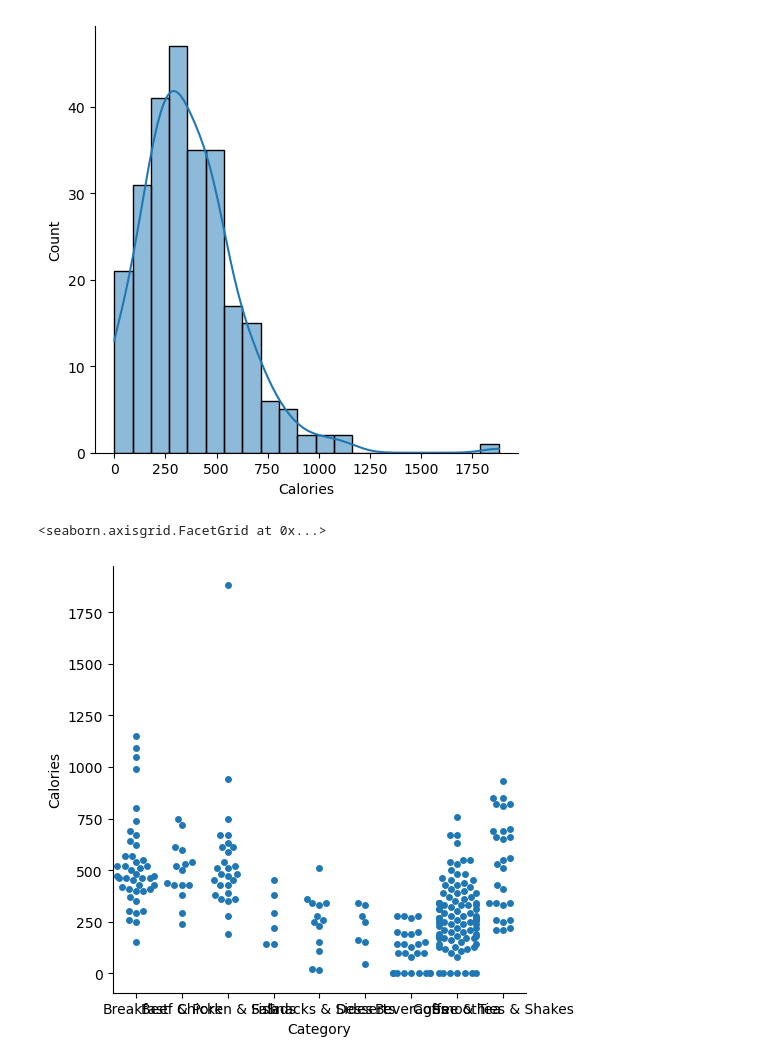
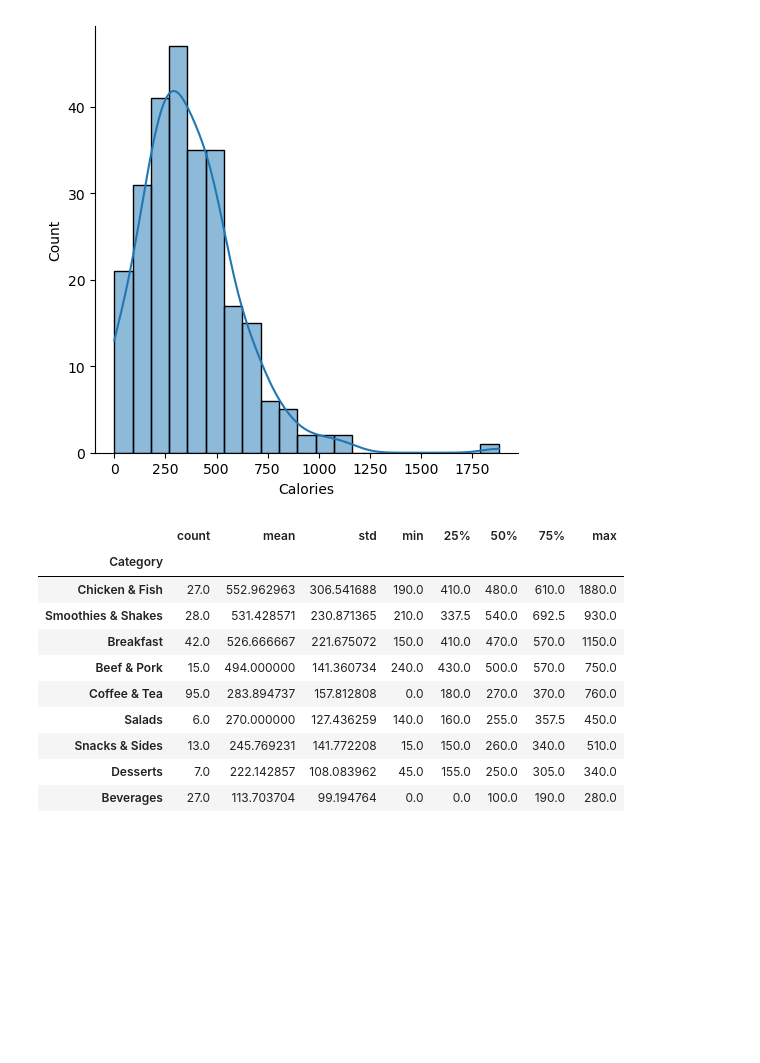
Before and after one commit to eduabichabki/analise-vendas-mcdonalds, a Jupyter notebook: mcdonalds_project.ipynb, the cells around one changed output. Saved outputs shown, nothing was run; the diff lists cells and outputs as text; code cells hidden in the pictures; blank space fills up the shorter version.

```diff
--- a/mcdonalds_project.ipynb
+++ b/mcdonalds_project.ipynb
@@ -47,8 +47,19 @@ sns.displot(data=df, x='Calories', kde=True)
 # %% [output]
 <seaborn.axisgrid.FacetGrid at 0x...>
 [figure]
-# %%
-sns.catplot(data=df, kind="swarm", x="Category", y="Calories")
-# %% [output]
-<seaborn.axisgrid.FacetGrid at 0x...>
-[figure, removed]
+# %%
+df_calorias = df.groupby('Category')['Calories'].describe()
+df_calorias = df_calorias.sort_values(by=['mean'], ascending=False)
+display(df_calorias)
+# %% [output]
+|  | count | mean | std | min | 25% | 50% | 75% | max |
+| Category |  |  |  |  |  |  |  |  |
+| Chicken & Fish | 27.0 | 552.962963 | 306.541688 | 190.0 | 410.0 | 480.0 | 610.0 | 1880.0 |
+| Smoothies & Shakes | 28.0 | 531.428571 | 230.871365 | 210.0 | 337.5 | 540.0 | 692.5 | 930.0 |
+| Breakfast | 42.0 | 526.666667 | 221.675072 | 150.0 | 410.0 | 470.0 | 570.0 | 1150.0 |
+| Beef & Pork | 15.0 | 494.000000 | 141.360734 | 240.0 | 430.0 | 500.0 | 570.0 | 750.0 |
+| Coffee & Tea | 95.0 | 283.894737 | 157.812808 | 0.0 | 180.0 | 270.0 | 370.0 | 760.0 |
+| Salads | 6.0 | 270.000000 | 127.436259 | 140.0 | 160.0 | 255.0 | 357.5 | 450.0 |
+| Snacks & Sides | 13.0 | 245.769231 | 141.772208 | 15.0 | 150.0 | 260.0 | 340.0 | 510.0 |
+| Desserts | 7.0 | 222.142857 | 108.083962 | 45.0 | 155.0 | 250.0 | 305.0 | 340.0 |
+| Beverages | 27.0 | 113.703704 | 99.194764 | 0.0 | 0.0 | 100.0 | 190.0 | 280.0 |
```
Also changed, not shown: parts of 1 cell of this notebook.
